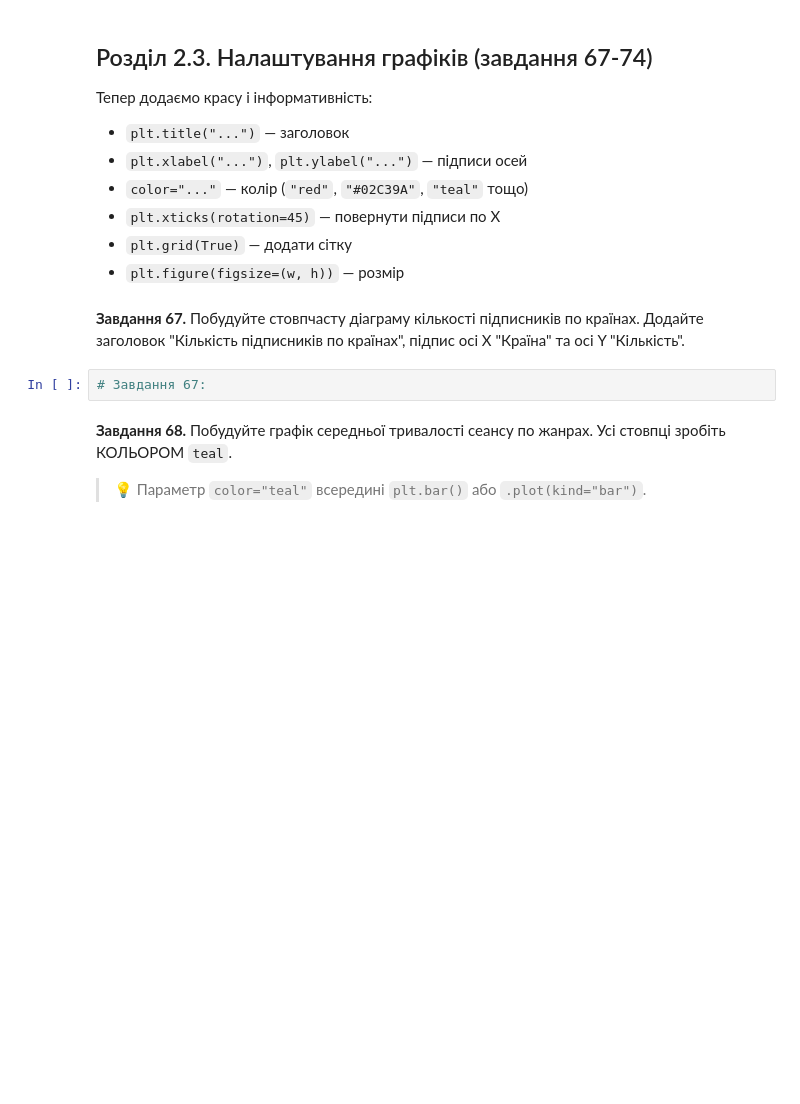
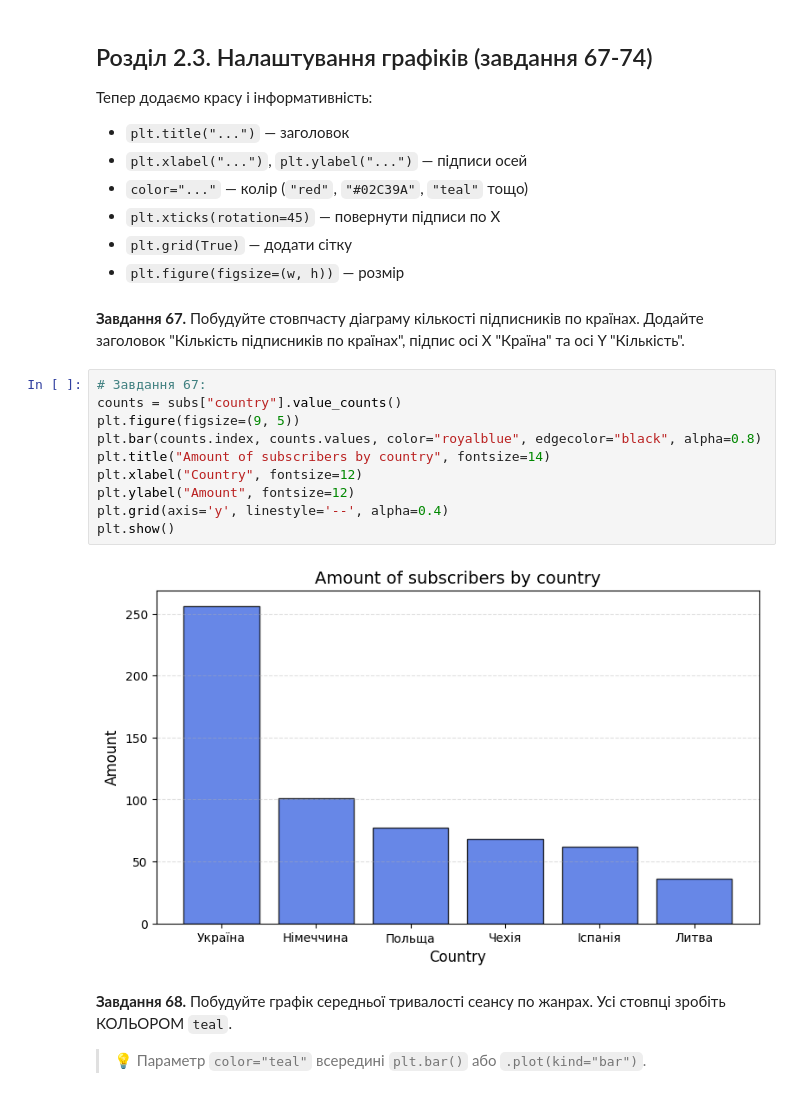
Before and after one commit to NatalieAleksandrova2026/DTA_2026, a Jupyter notebook: Homework/pandas_viz_practice.ipynb, the cells around one changed output. Drawn from its saved outputs; the diff is of its cells as text; blank space fills up the shorter version.

```diff
--- a/Homework/pandas_viz_practice.ipynb
+++ b/Homework/pandas_viz_practice.ipynb
@@ -1288,8 +1288,18 @@ plt.show()
 - `plt.figure(figsize=(w, h))` — розмір
 # %% [markdown]
 **Завдання 67.** Побудуйте стовпчасту діаграму кількості підписників по країнах. Додайте заголовок "Кількість підписників по країнах", підпис осі X "Країна" та осі Y "Кількість".
-# %%
-# Завдання 67:
+# %%
+# Завдання 67:
+counts = subs["country"].value_counts()
+plt.figure(figsize=(9, 5))
+plt.bar(counts.index, counts.values, color="royalblue", edgecolor="black", alpha=0.8)
+plt.title("Amount of subscribers by country", fontsize=14)
+plt.xlabel("Country", fontsize=12)
+plt.ylabel("Amount", fontsize=12)
+plt.grid(axis='y', linestyle='--', alpha=0.4)
+plt.show()
+# %% [output]
+[figure, added]
 # %% [markdown]
 **Завдання 68.** Побудуйте графік середньої тривалості сеансу по жанрах. Усі стовпці зробіть КОЛЬОРОМ `teal`.
 
```
